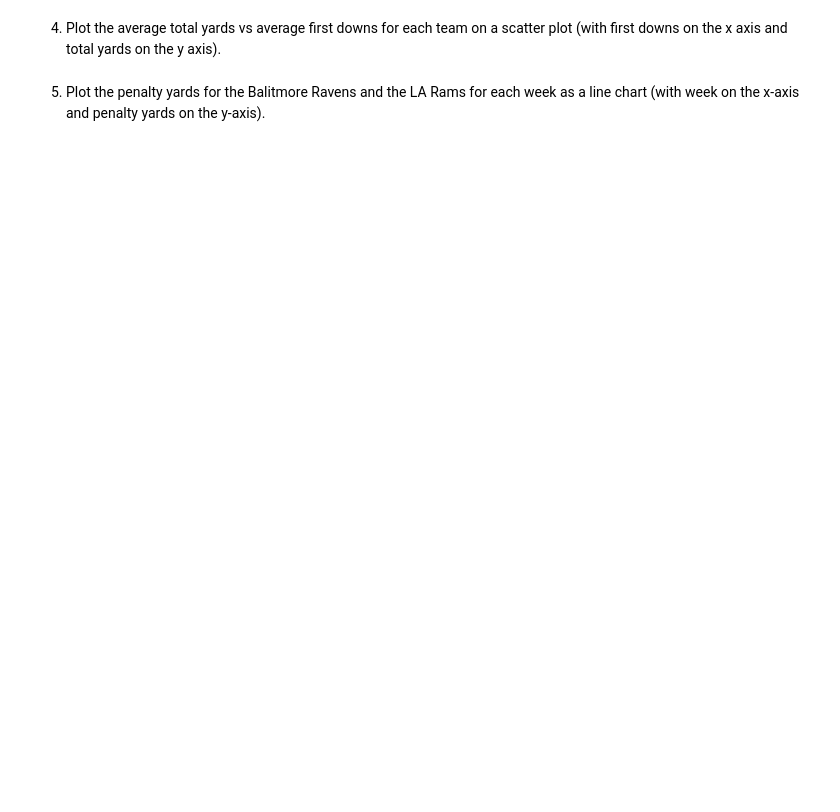
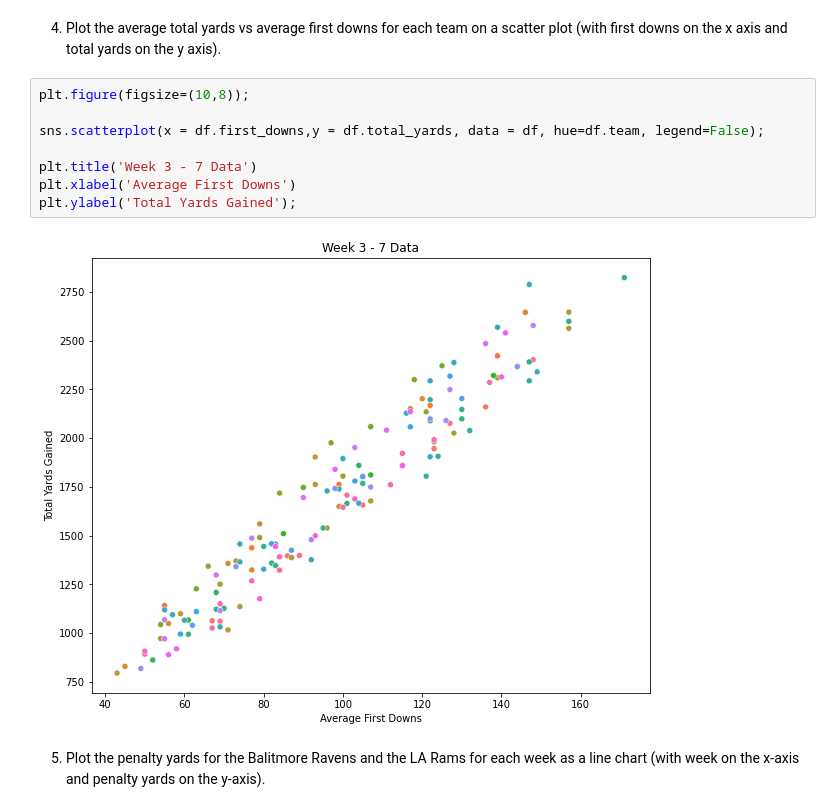
Before and after one commit to sflowers51/CIS277-FA22-Lab6, a Jupyter notebook: Lab6.ipynb, the cells around one changed output. Cells and saved outputs as stored; diff of their text form; blank space fills up the shorter version.

```diff
--- a/Lab6.ipynb
+++ b/Lab6.ipynb
@@ -26,4 +90,14 @@ df.head()
 # %% [markdown]
 4. Plot the average total yards vs average first downs for each team on a scatter plot (with first downs on the x axis and total yards on the y axis).
+# %%
+plt.figure(figsize=(10,8));
+
+sns.scatterplot(x = df.first_downs,y = df.total_yards, data = df, hue=df.team, legend=False);
+
+plt.title('Week 3 - 7 Data')
+plt.xlabel('Average First Downs')
+plt.ylabel('Total Yards Gained');
+# %% [output]
+[figure, added]
 # %% [markdown]
 5. Plot the penalty yards for the Balitmore Ravens and the LA Rams for each week as a line chart (with week on the x-axis and penalty yards on the y-axis).
```
Also changed, not shown: parts of 11 cells of this notebook.
